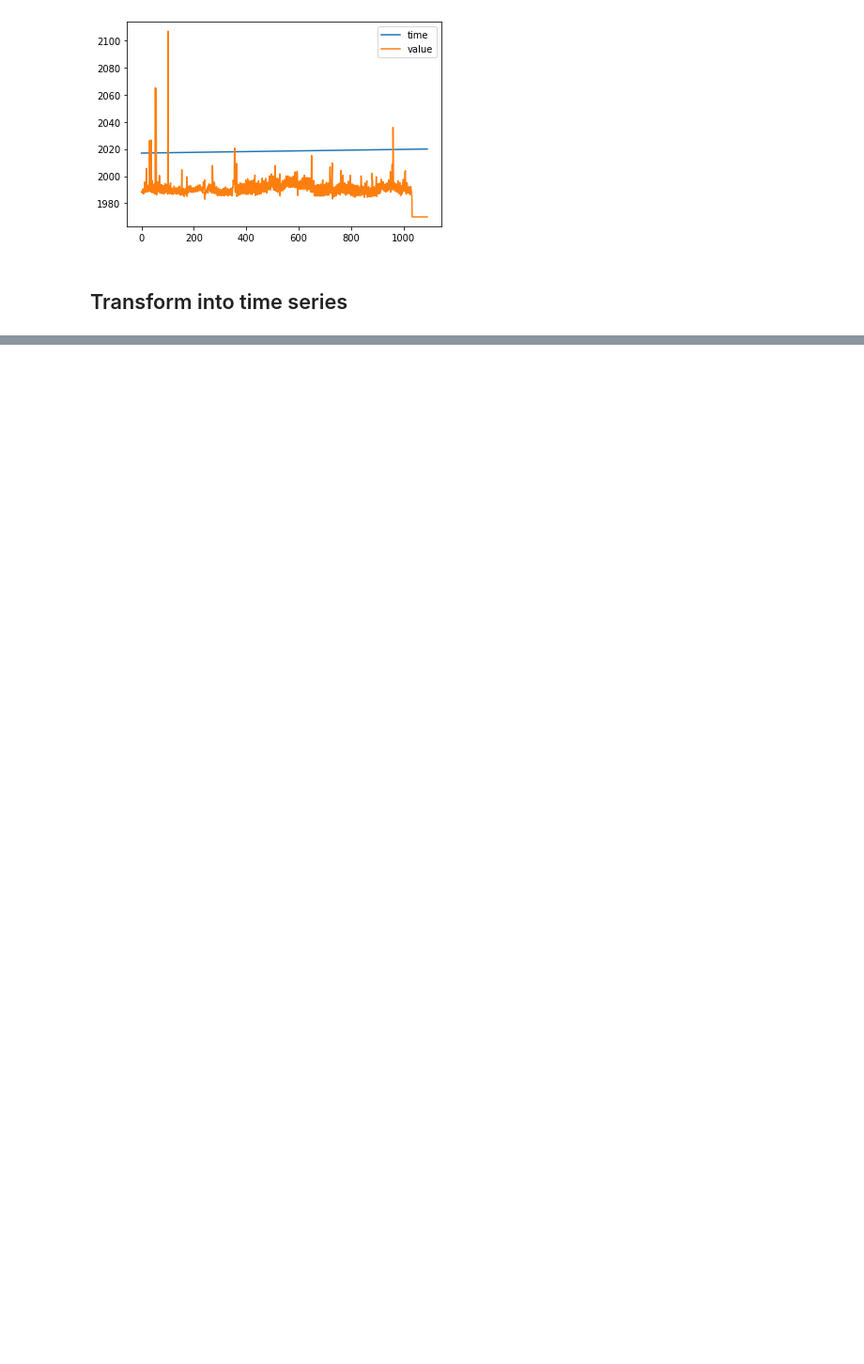
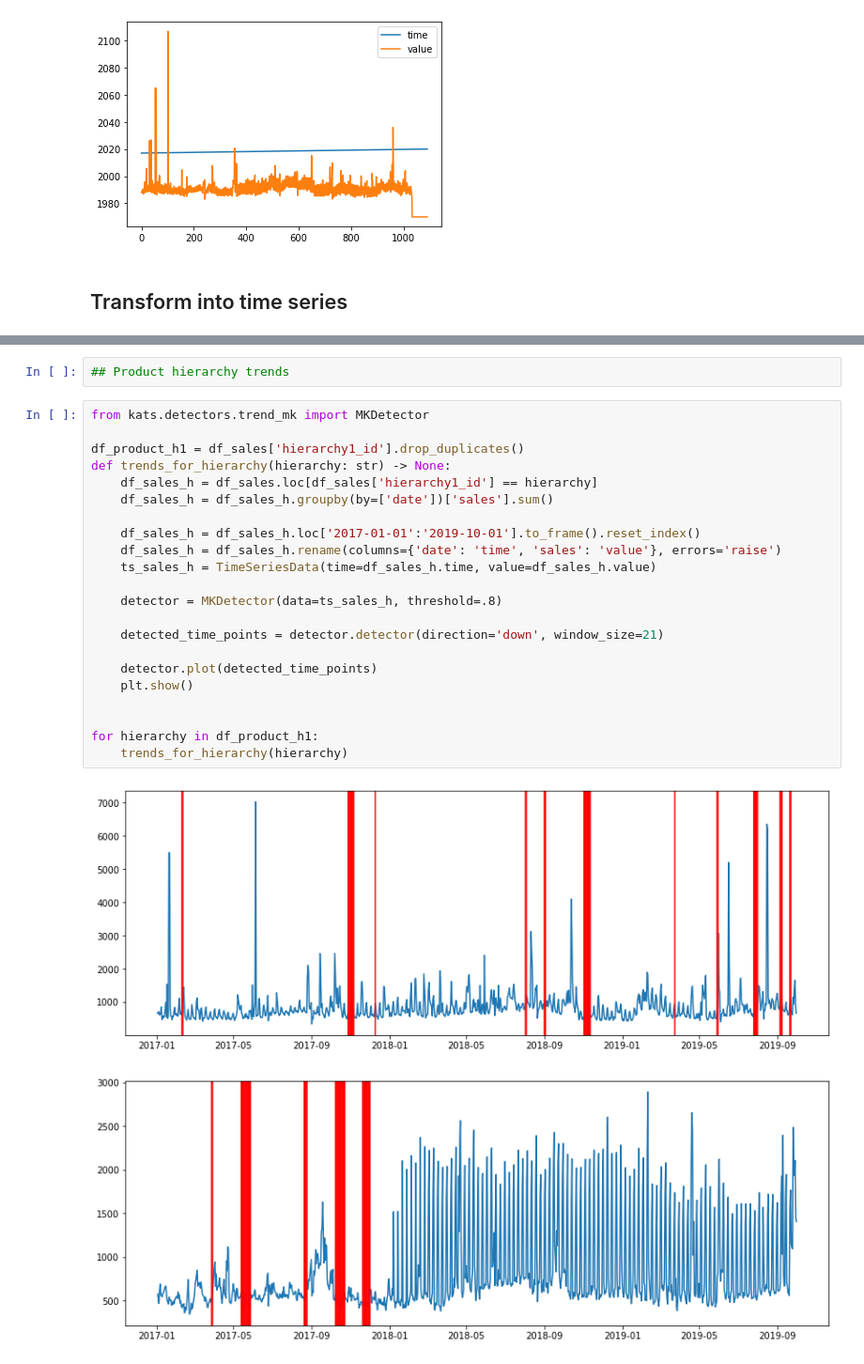
Before and after one commit to Schwabinger-Exzellenzcluster/instasights, a Jupyter notebook: backend/notebooks/notebook.ipynb, the cells around one changed output, grey strips where cells are left out. Shown at 94% size. Drawn from its saved outputs; the diff is of its cells as text; blank space fills up the shorter version.

```diff
--- a/backend/notebooks/notebook.ipynb
+++ b/backend/notebooks/notebook.ipynb
@@ -84,0 +139,27 @@ plt.show()
+# %%
+## Product hierarchy trends
+# %%
+from kats.detectors.trend_mk import MKDetector
+
+df_product_h1 = df_sales['hierarchy1_id'].drop_duplicates()
+def trends_for_hierarchy(hierarchy: str) -> None:
+    df_sales_h = df_sales.loc[df_sales['hierarchy1_id'] == hierarchy]
+    df_sales_h = df_sales_h.groupby(by=['date'])['sales'].sum()
+
+    df_sales_h = df_sales_h.loc['2017-01-01':'2019-10-01'].to_frame().reset_index()
+    df_sales_h = df_sales_h.rename(columns={'date': 'time', 'sales': 'value'}, errors='raise')
+    ts_sales_h = TimeSeriesData(time=df_sales_h.time, value=df_sales_h.value)
+
+    detector = MKDetector(data=ts_sales_h, threshold=.8)
+
+    detected_time_points = detector.detector(direction='down', window_size=21)
+
+    detector.plot(detected_time_points)
+    plt.show()
+
+
+for hierarchy in df_product_h1:
+    trends_for_hierarchy(hierarchy)
+# %% [output]
+[figure, added]
+[figure, added]
```
Also changed, not shown: parts of 7 cells of this notebook.
